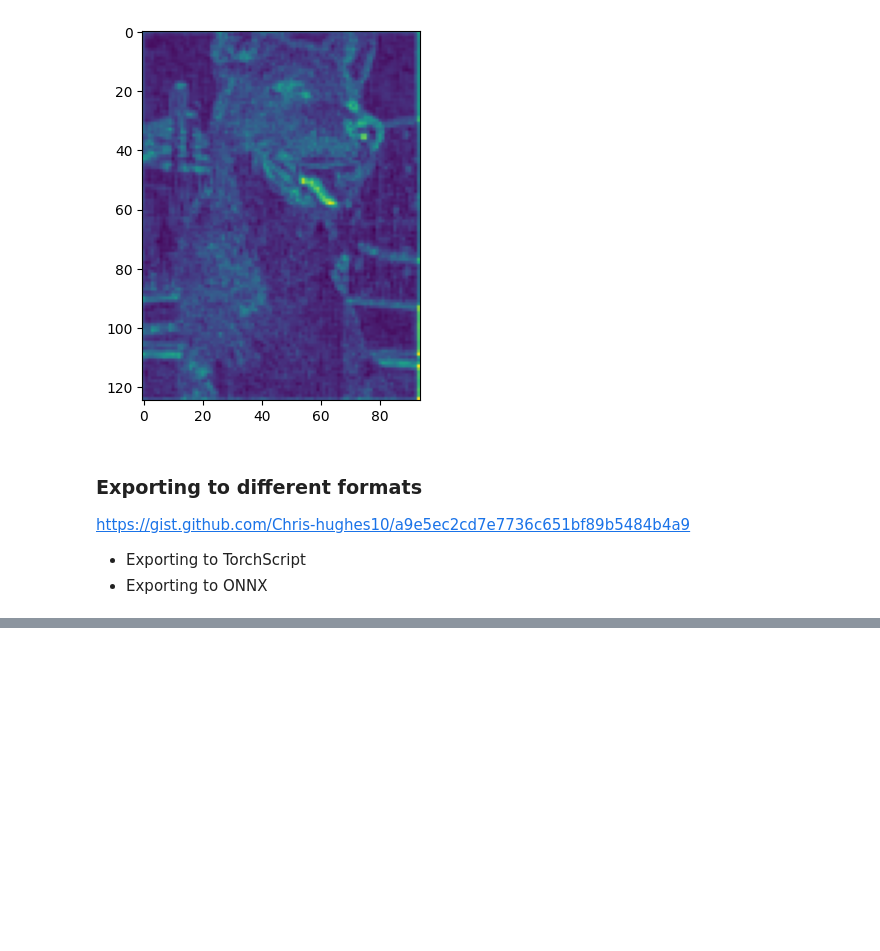
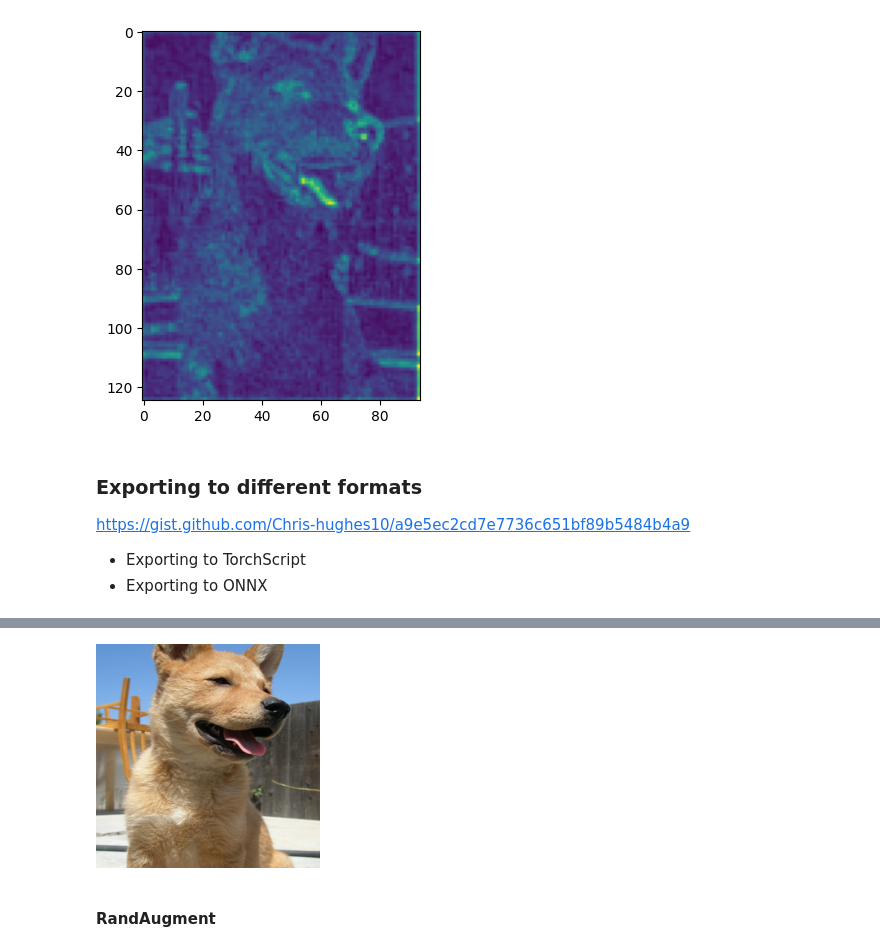
Before and after one commit to NguyenDuyCuong/Learning, a Jupyter notebook: machine-learning/playground/use-timm.ipynb, the cells around one changed output, grey strips where cells are left out. Saved outputs shown, nothing was run; the diff lists cells and outputs as text; code cells hidden in the pictures; blank space fills up the shorter version.

```diff
--- a/machine-learning/playground/use-timm.ipynb
+++ b/machine-learning/playground/use-timm.ipynb
@@ -294,0 +339,7 @@ https://gist.github.com/Chris-hughes10/a9e5ec2cd7e7736c651bf89b5484b4a9
+# %%
+tfm = RandomResizedCropAndInterpolation(size=224, scale=(0.8, 1))
+tfm(image)
+# %% [output]
+[figure, added]
+# %% [markdown]
+#### RandAugment
```
Also changed, not shown: parts of 18 cells of this notebook.
